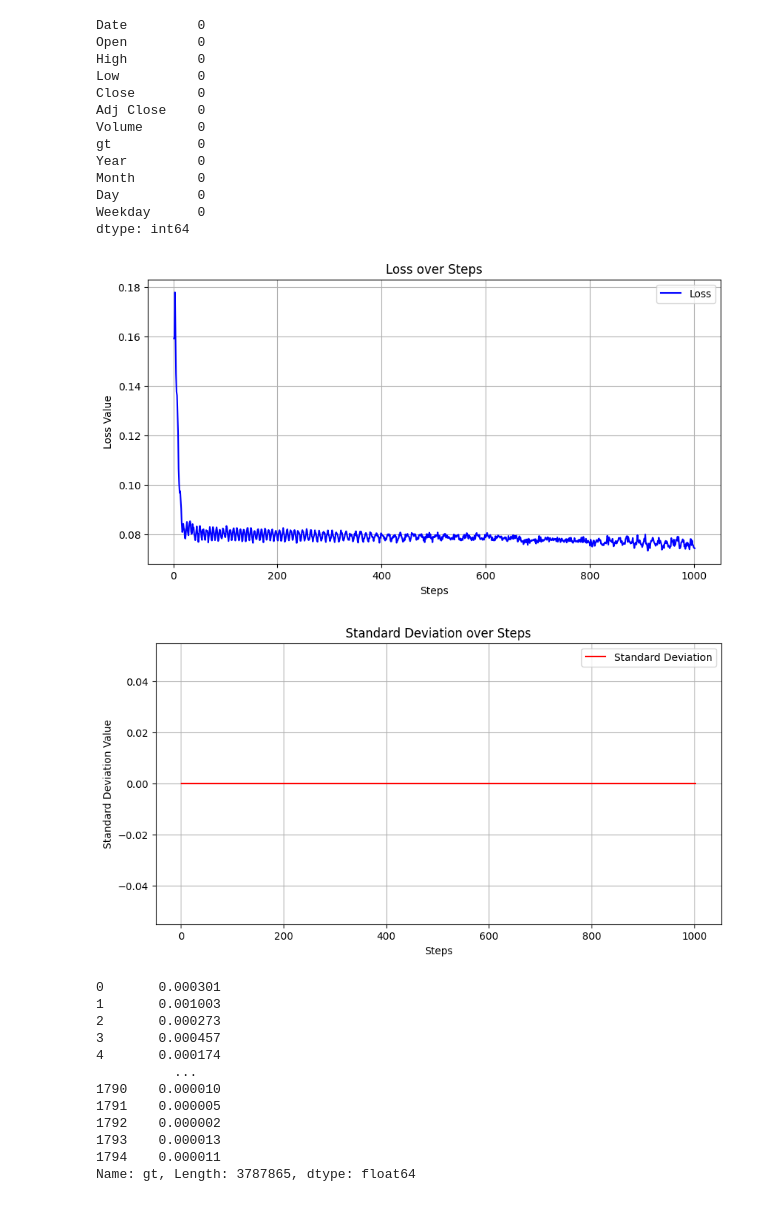
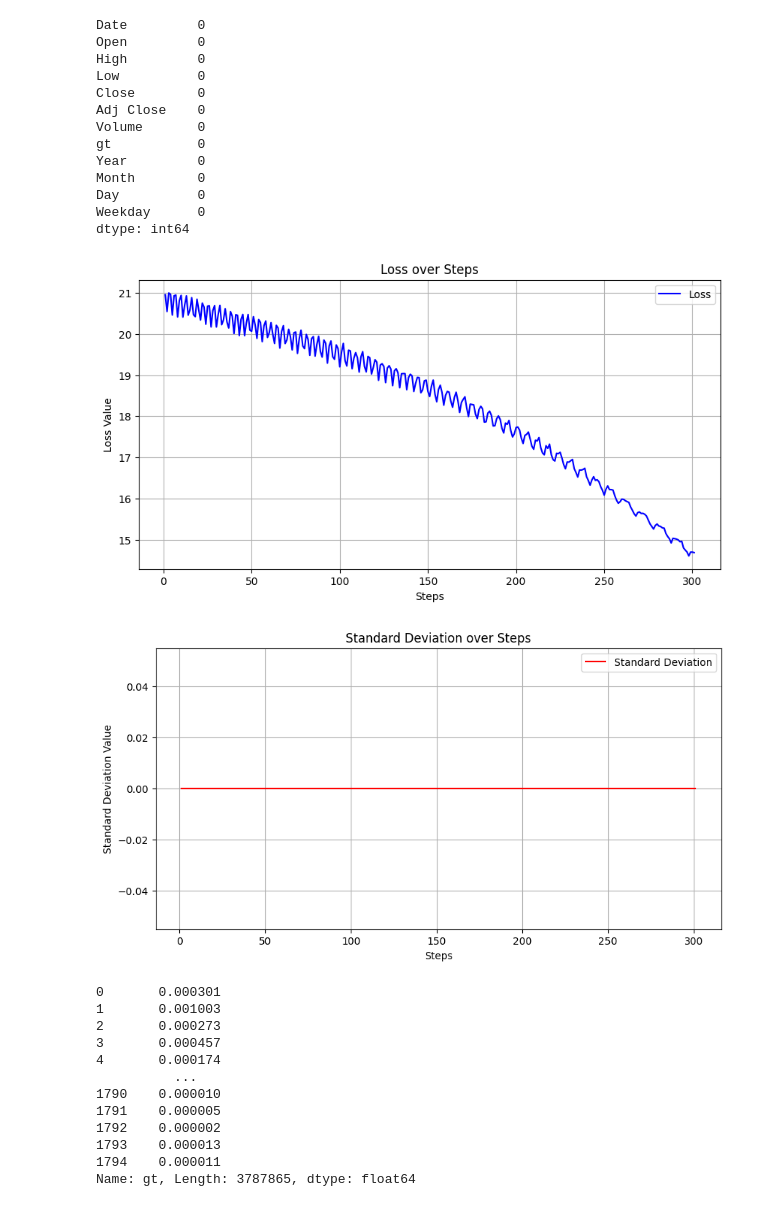
Before and after one commit to katop1234/FPT2, a Jupyter notebook: get_data_test.ipynb, the cells around one changed output. Cells and saved outputs as stored; diff of their text form; code cells hidden in the pictures.

```diff
--- a/get_data_test.ipynb
+++ b/get_data_test.ipynb
@@ -114,7 +114,7 @@ import matplotlib.pyplot as plt
 import os
 
 # Read the file
-checkpoint_dir = "/data/katop1234/FPT2/serialized/checkpoints/batch_2048_lr_1e-06_input_256_embed_256_depth_4"
+checkpoint_dir = "/data/katop1234/FPT2/serialized/checkpoints/batch_4096_lr_1e-06_input_256_embed_256_depth_4"
 losses_pth = os.path.join(checkpoint_dir, "losses.txt")
 with open(losses_pth, "r") as f:
     lines = f.readlines()
@@ -128,35 +128,35 @@ for line in lines:
         parts = line.split(',')
         loss = float(parts[0].split(":")[1].strip())
         std_dev = float(parts[1].split(":")[1].strip())
 
         losses.append(loss)
         std_devs.append(std_dev)
 
 # Plotting
 steps = list(range(1, len(losses) + 1))
 
 # Plot Loss
 plt.figure(figsize=(10, 5))
 plt.plot(steps, losses, label='Loss', color='blue')
 plt.xlabel('Steps')
 plt.ylabel('Loss Value')
 plt.title('Loss over Steps')
 plt.legend()
 plt.grid(True)
 plt.show()
 
 # Plot Std Dev
 plt.figure(figsize=(10, 5))
 plt.plot(steps, std_devs, label='Standard Deviation', color='red')
 plt.xlabel('Steps')
 plt.ylabel('Standard Deviation Value')
 plt.title('Standard Deviation over Steps')
 plt.legend()
 plt.grid(True)
 plt.show()
 # %% [output]
-[figure, old version]
+[figure, new version]
-[figure, old version]
+[figure, new version]
 # %%
 import utils, numpy as np
 df = utils.read("SNPdata.ser")
```
Also changed, not shown: 3 other files.
